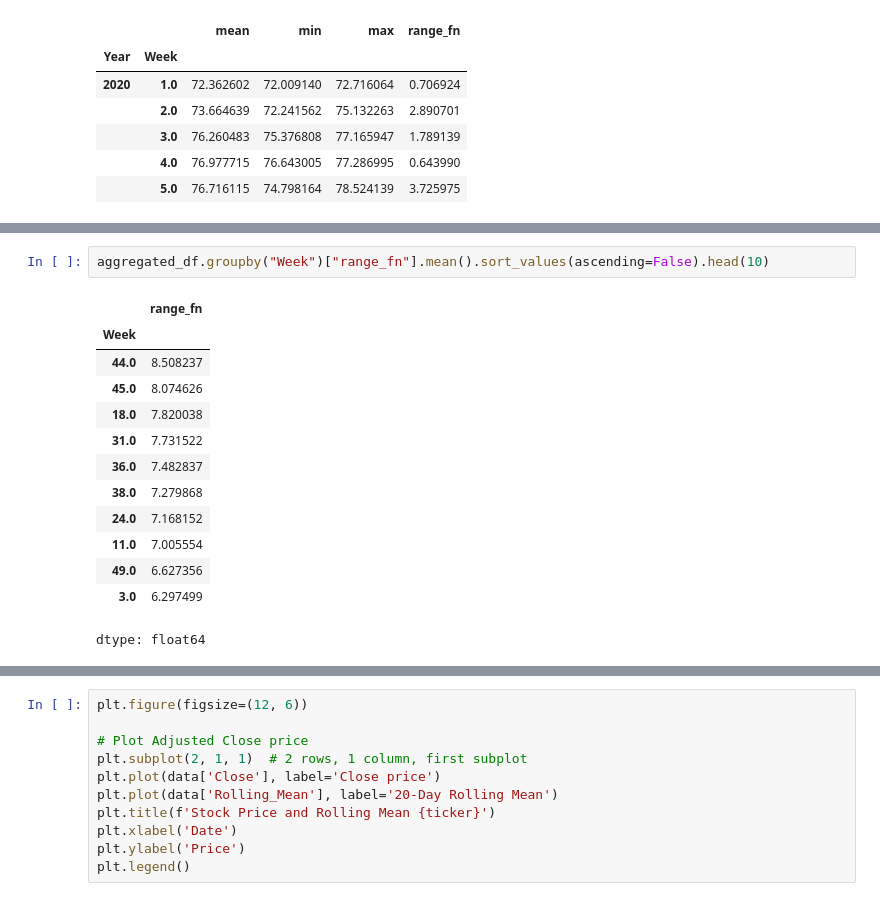
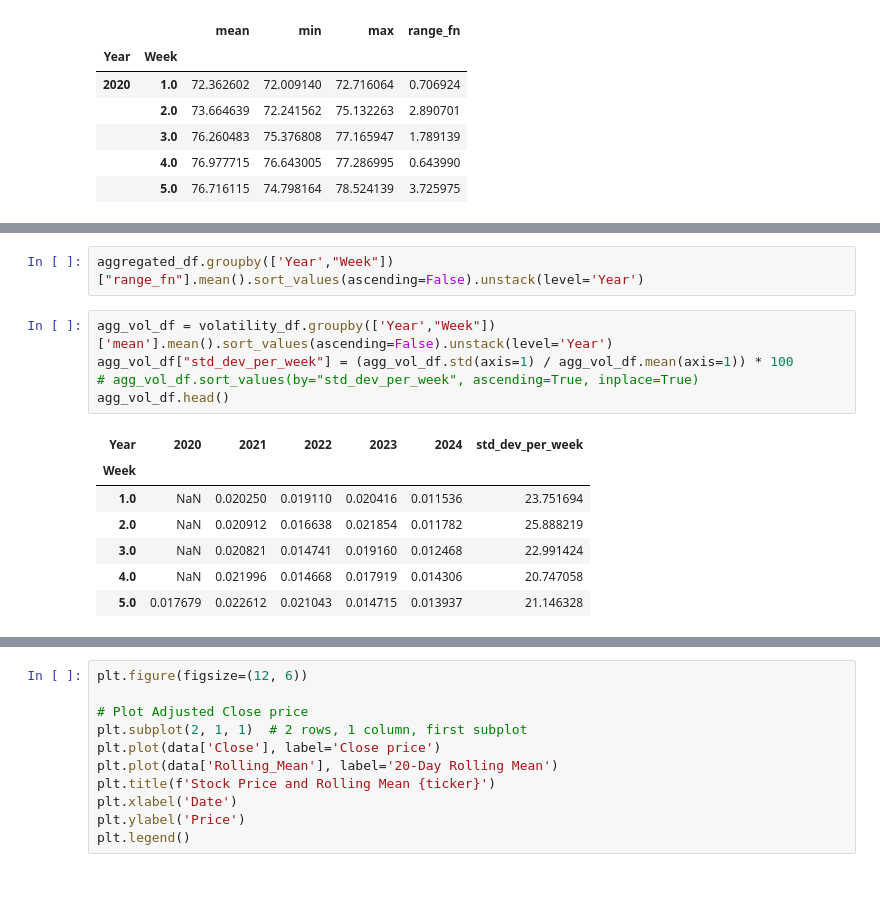
Before and after one commit to kgudalewski/Stocks_analysis, a Jupyter notebook: AAPL_stock_brief_analysis.ipynb, the cells around one changed output, grey strips where cells are left out. Cells and saved outputs as stored; diff of their text form.

```diff
--- a/AAPL_stock_brief_analysis.ipynb
+++ b/AAPL_stock_brief_analysis.ipynb
@@ -145,16 +165,15 @@ for year in aggregated_df.index.get_level_values('Year').unique():
 # %%
-aggregated_df.groupby("Week")["range_fn"].mean().sort_values(ascending=False).head(10)
+aggregated_df.groupby(['Year',"Week"])["range_fn"].mean().sort_values(ascending=False).unstack(level='Year')
-# %% [output]
-|  | range_fn |
-| Week |  |
-| 44.0 | 8.508237 |
-| 45.0 | 8.074626 |
-| 18.0 | 7.820038 |
-| 31.0 | 7.731522 |
-| 36.0 | 7.482837 |
-| 38.0 | 7.279868 |
-| 24.0 | 7.168152 |
-| 11.0 | 7.005554 |
-| 49.0 | 6.627356 |
-| 3.0 | 6.297499 |
-dtype: float64
+# %%
+agg_vol_df = volatility_df.groupby(['Year',"Week"])['mean'].mean().sort_values(ascending=False).unstack(level='Year')
+agg_vol_df["std_dev_per_week"] = (agg_vol_df.std(axis=1) / agg_vol_df.mean(axis=1)) * 100
+# agg_vol_df.sort_values(by="std_dev_per_week", ascending=True, inplace=True)
+agg_vol_df.head()
+# %% [output]
+| Year | 2020 | 2021 | 2022 | 2023 | 2024 | std_dev_per_week |
+| Week |  |  |  |  |  |  |
+| 1.0 | NaN | 0.020250 | 0.019110 | 0.020416 | 0.011536 | 23.751694 |
+| 2.0 | NaN | 0.020912 | 0.016638 | 0.021854 | 0.011782 | 25.888219 |
+| 3.0 | NaN | 0.020821 | 0.014741 | 0.019160 | 0.012468 | 22.991424 |
+| 4.0 | NaN | 0.021996 | 0.014668 | 0.017919 | 0.014306 | 20.747058 |
+| 5.0 | 0.017679 | 0.022612 | 0.021043 | 0.014715 | 0.013937 | 21.146328 |
```
Also changed, not shown: parts of 6 cells of this notebook.
